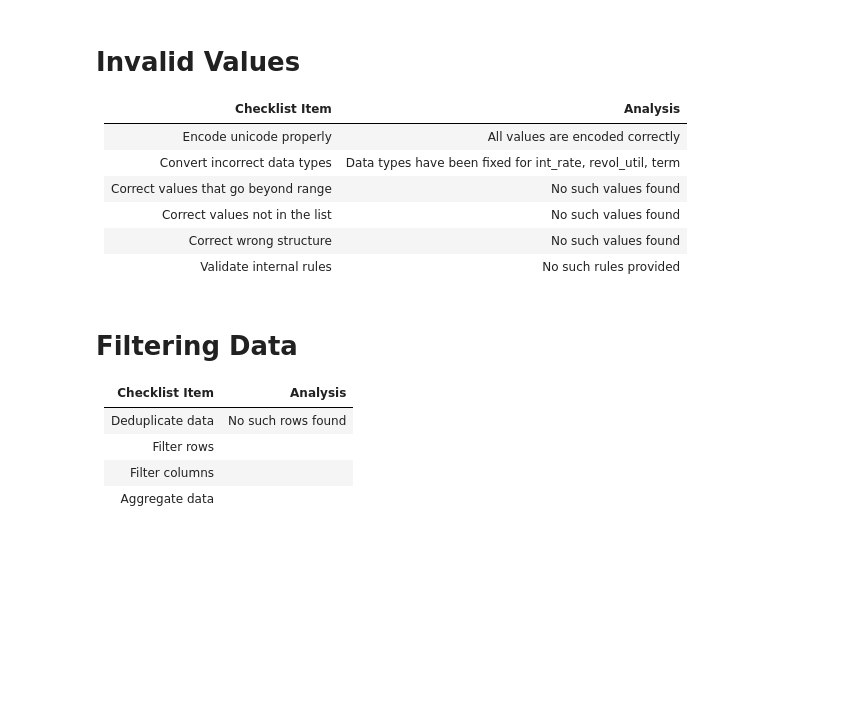
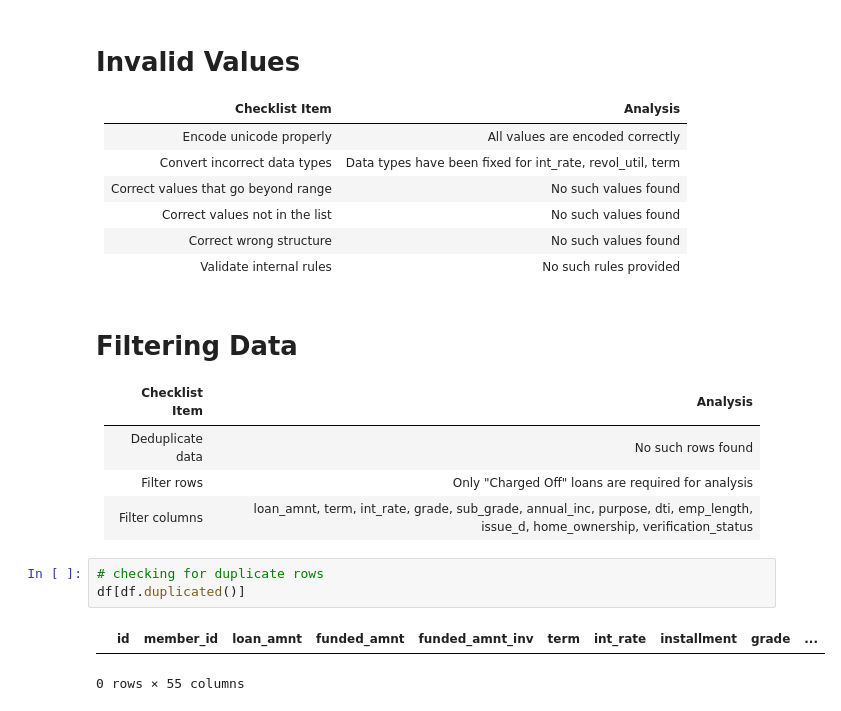
Before and after one commit to udaykirankavaturu/lending-club-case-study, a Jupyter notebook: uday_kiran_kavaturu.ipynb, the cells around one changed output. Cells and saved outputs as stored; diff of their text form; blank space fills up the shorter version.

```diff
--- a/uday_kiran_kavaturu.ipynb
+++ b/uday_kiran_kavaturu.ipynb
@@ -196,6 +196,11 @@ df.round({'funded_amnt_inv': 2, 'total_pymnt':2, 'total_rec_late_fee':2, 'total_
 | Checklist Item      | Analysis |
 | ----------- | ----------- |
 | Deduplicate data     |  No such rows found   |
-| Filter rows   |       |
-| Filter columns   |      |
-| Aggregate data   |     |
+| Filter rows   |  Only "Charged Off" loans are required for analysis     |
+| Filter columns   | loan_amnt,  term, int_rate, grade, sub_grade,  annual_inc, purpose, dti, emp_length, issue_d, home_ownership,  verification_status |
+# %%
+# checking for duplicate rows
+df[df.duplicated()]
+# %% [output]
+|  | id | member_id | loan_amnt | funded_amnt | funded_amnt_inv | term | int_rate | installment | grade | ... |
+0 rows × 55 columns
```
Also changed, not shown: parts of 13 cells of this notebook, 1 other file.
